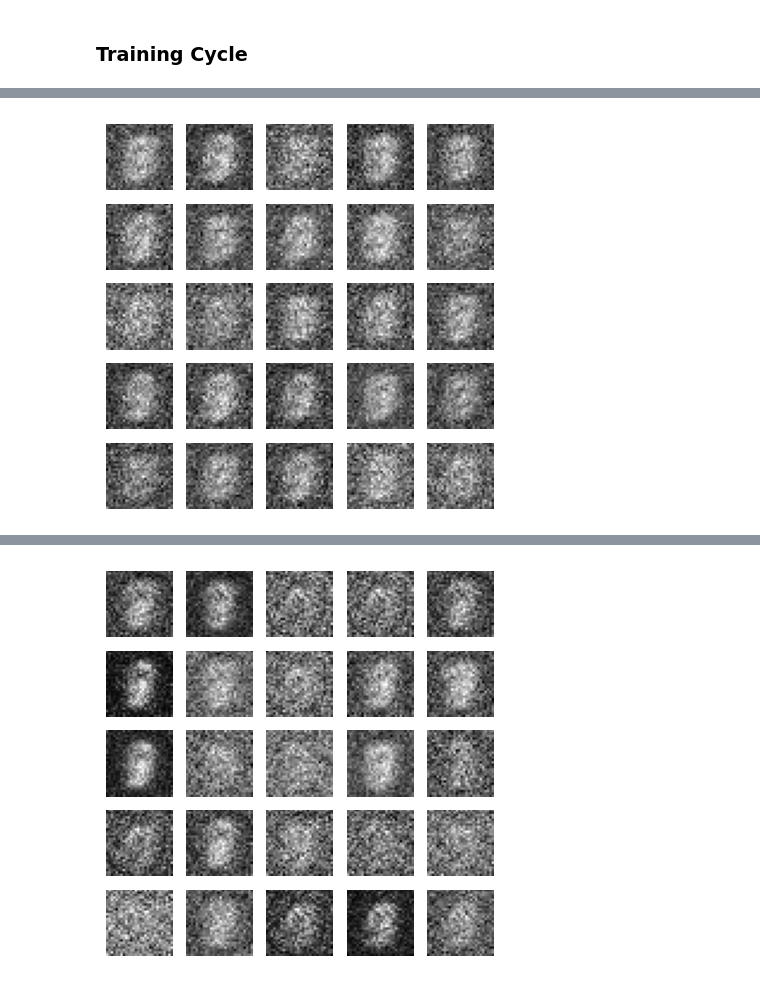
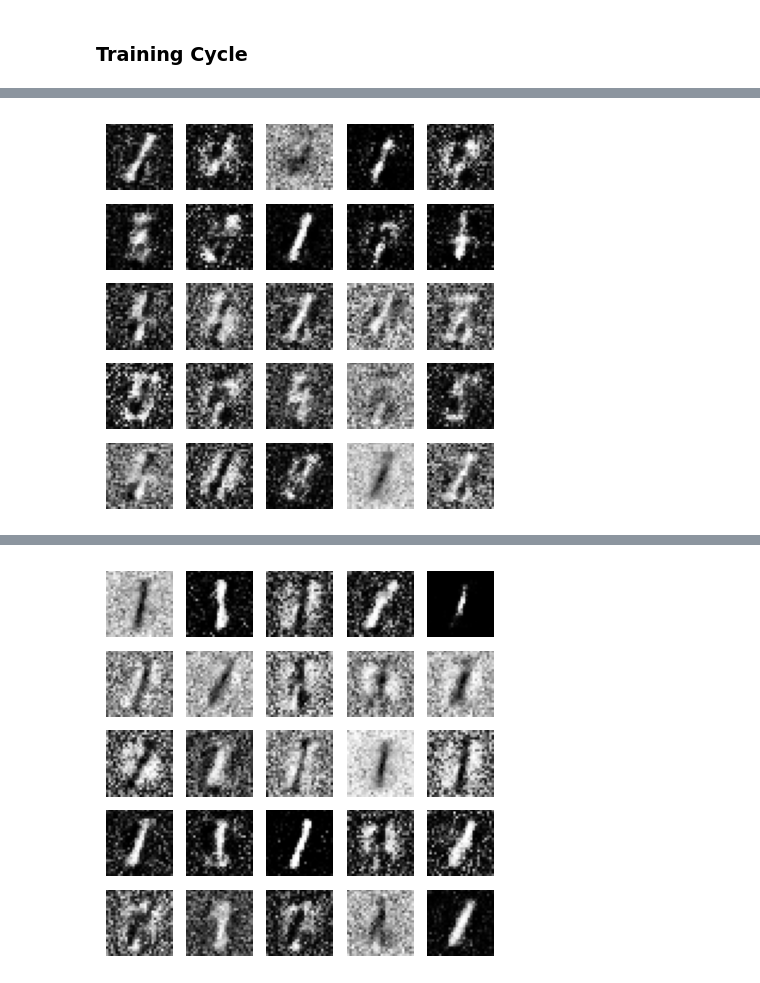
Before and after one commit to ml-explore/mlx-examples, a Jupyter notebook: gan/playground.ipynb, the cells around one changed output, grey strips where cells are left out. Saved outputs shown, nothing was run; the diff lists cells and outputs as text; code cells hidden in the pictures.

```diff
--- a/gan/playground.ipynb
+++ b/gan/playground.ipynb
@@ -27,7 +27,7 @@ def GenBlock(in_dim:int,out_dim:int):
 # %%
 class Generator(nn.Module):
 
-    def __init__(self, z_dim:int = 10, im_dim:int = 784, hidden_dim: int = 64):
+    def __init__(self, z_dim:int = 32, im_dim:int = 784, hidden_dim: int = 128):
         super(Generator, self).__init__()
 
         self.gen = nn.Sequential(
@@ -88,7 +88,7 @@ def DisBlock(in_dim:int,out_dim:int):
 # %%
 class Discriminator(nn.Module):
 
-    def __init__(self,im_dim:int = 784, hidden_dim:int = 64):
+    def __init__(self,im_dim:int = 784, hidden_dim:int = 128):
         super(Discriminator, self).__init__()
 
         self.disc = nn.Sequential(
@@ -216,7 +216,7 @@ mx.eval(disc.parameters())
 disc_opt = optim.Adam(learning_rate=lr, betas=[0.5, 0.999])
 # %%
 # Set your parameters
-n_epochs = 50
+n_epochs = 200
 display_step = 5000
 cur_step = 0
 
@@ -256,12 +256,12 @@ for epoch in tqdm(range(n_epochs)):
         #     show_images(real)
         # cur_step += 1
 
-    if epoch%10==0:
+    if epoch%50==0:
             print("Epoch: {}, iteration: {}, Discriminator Loss:{}, Generator Loss: {}".format(epoch,idx,D_loss,G_loss))
             fake_noise = mx.array(get_noise(batch_size, z_dim))
             fake = gen(fake_noise)
             show_images(fake)
-            # show_images(real)
+            # show_images(real) likjmnh jy,t
 
     # print('Losses D={0} G={1}'.format(D_loss,G_loss))
 # %% [output]
@@ -273 +273 @@ Epoch: 20, iteration: 468, Discriminator Loss:array(1.25664, dtype=float32), Gen
-[figure, old version]
+[figure, new version]
@@ -275 +275 @@ Epoch: 30, iteration: 468, Discriminator Loss:array(1.16943, dtype=float32), Gen
-[figure, old version]
+[figure, new version]
```
Also changed, not shown: parts of 5 cells of this notebook.
